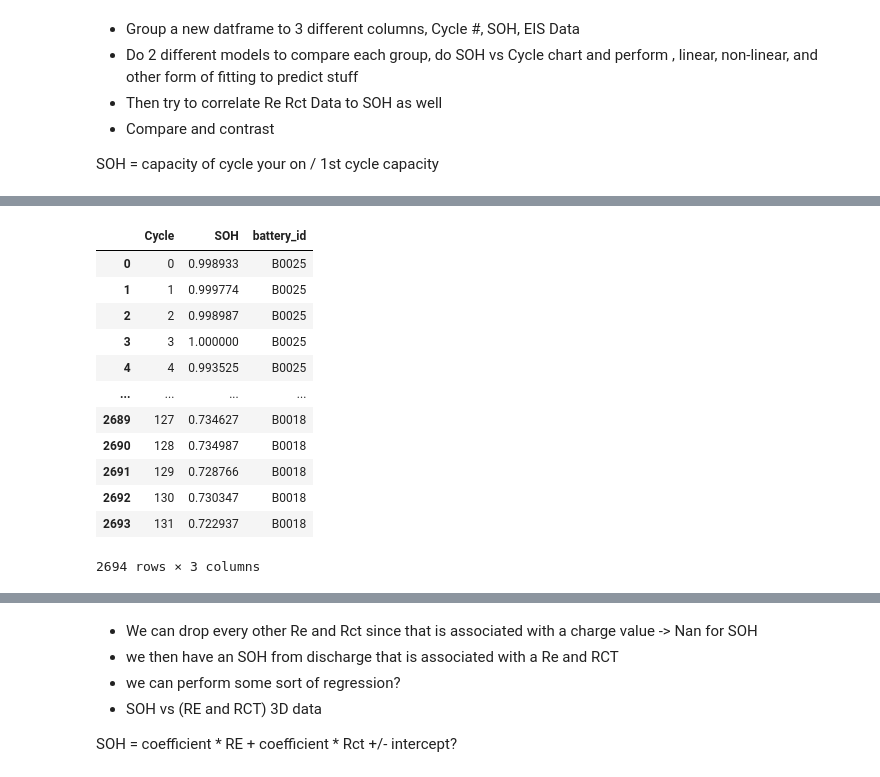
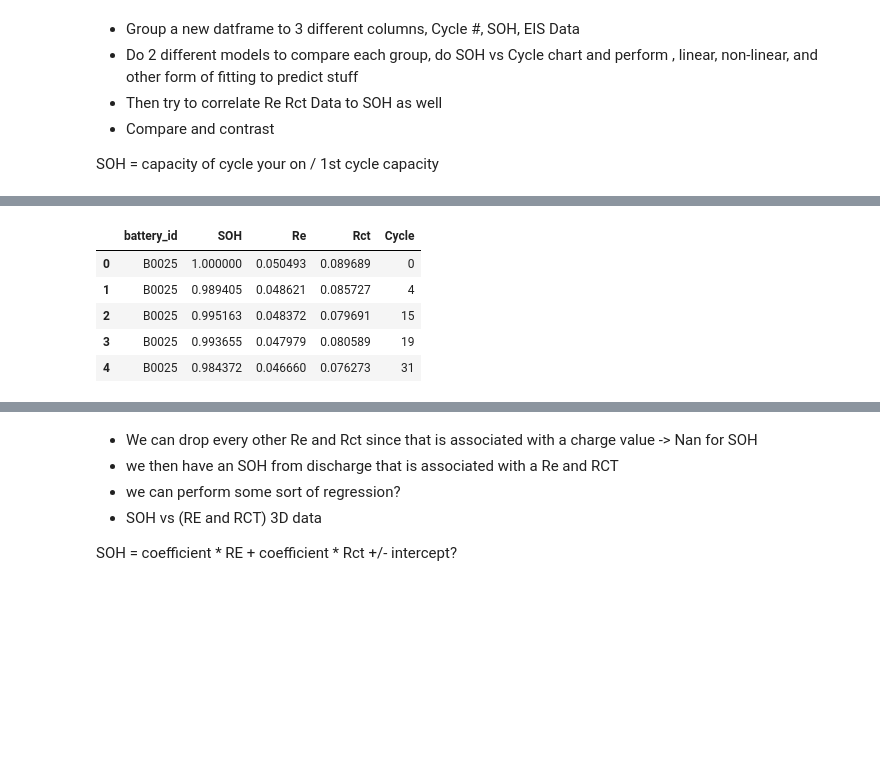
Before and after one commit to MKMiyagi/COGS_118B, a Jupyter notebook: Final_Project.ipynb, the cells around one changed output, grey strips where cells are left out. Cells and saved outputs as stored; diff of their text form; code cells hidden in the pictures; blank space fills up the shorter version.

```diff
--- a/Final_Project.ipynb
+++ b/Final_Project.ipynb
@@ -839,31 +888,32 @@ SOH = capacity of cycle your on / 1st cycle capacity
 # %%
 def SOH(x, max_capacity):
     return x/max_capacity
 
-SOH_df = pd.DataFrame()
+SOH_df = battery_df.copy()
+# Rotate Re and Rct columns by moving them one index earlier
+SOH_df['Re'] = SOH_df['Re'].shift(-1)
+SOH_df['Rct'] = SOH_df['Rct'].shift(-1)
+
+SOH_df.dropna()
+
+eis_df = pd.DataFrame()
 for (batt_group, batteries) in battery_groups.items():
     for battery in batteries:
-        df_batt = get_battery_data(battery_df, battery)
-        if (df_batt is None):
-            continue
+        df_batt = get_battery_eis_data(SOH_df, battery)
         max_capacity = df_batt['Capacity'].max()
         df_batt['SOH'] = df_batt['Capacity'].apply(lambda x: SOH(x, max_capacity))
-        # Append df_batt to SOH_df
+
+        # Append df_batt to eis_df
         df_batt['battery_id'] = battery
-        SOH_df = pd.concat([SOH_df, df_batt], ignore_index=True)
+        eis_df = pd.concat([eis_df, df_batt], ignore_index=True)
 
-SOH_df.drop(columns = 'Capacity')
+eis_df = eis_df[['battery_id', 'SOH', 'Re', 'Rct', 'Cycle']]
+
+eis_df.head()
 # %% [output]
-|  | Cycle | SOH | battery_id |
-| 0 | 0 | 0.998933 | B0025 |
-| 1 | 1 | 0.999774 | B0025 |
-| 2 | 2 | 0.998987 | B0025 |
-| 3 | 3 | 1.000000 | B0025 |
-| 4 | 4 | 0.993525 | B0025 |
-| ... | ... | ... | ... |
-| 2689 | 127 | 0.734627 | B0018 |
-| 2690 | 128 | 0.734987 | B0018 |
-| 2691 | 129 | 0.728766 | B0018 |
-| 2692 | 130 | 0.730347 | B0018 |
-| 2693 | 131 | 0.722937 | B0018 |
+|  | battery_id | SOH | Re | Rct | Cycle |
+| 0 | B0025 | 1.000000 | 0.050493 | 0.089689 | 0 |
+| 1 | B0025 | 0.989405 | 0.048621 | 0.085727 | 4 |
+| 2 | B0025 | 0.995163 | 0.048372 | 0.079691 | 15 |
+| 3 | B0025 | 0.993655 | 0.047979 | 0.080589 | 19 |
+| 4 | B0025 | 0.984372 | 0.046660 | 0.076273 | 31 |
-2694 rows × 3 columns
```
Also changed, not shown: parts of 12 cells of this notebook.
